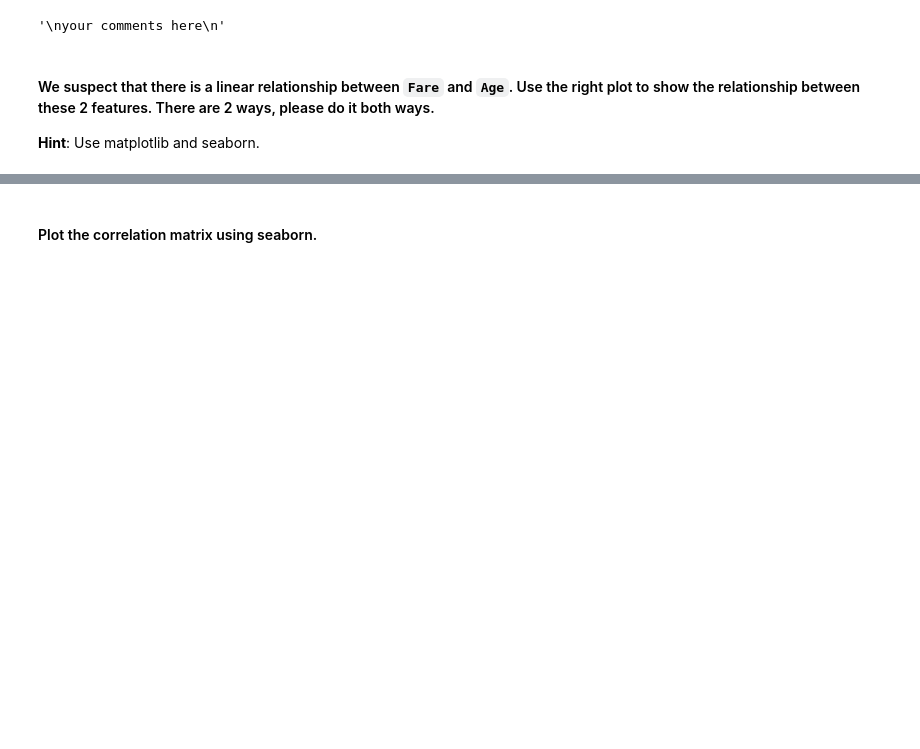
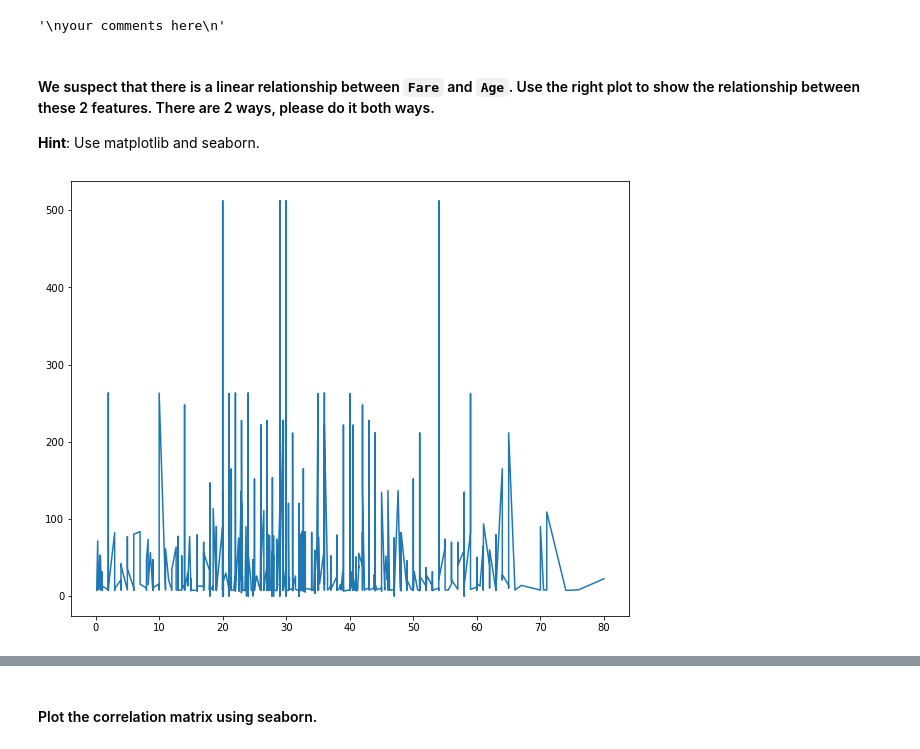
Before and after one commit to TitoGerva/dataptmad1121_labs, a Jupyter notebook: module-2/matplotlib-seaborn/your-code/[matplotlib-seaborn] Gervasio Feliciosi.ipynb, the cells around one changed output, grey strips where cells are left out. Cells and saved outputs as stored; diff of their text form; code cells hidden in the pictures; blank space fills up the shorter version.

```diff
--- a/module-2/matplotlib-seaborn/your-code/[matplotlib-seaborn] Gervasio Feliciosi.ipynb
+++ b/module-2/matplotlib-seaborn/your-code/[matplotlib-seaborn] Gervasio Feliciosi.ipynb
@@ -386,3 +388,11 @@ your comments here
+# %%
+# Method 1 - matplotlib
+# your code here
+fig, ax = plt.subplots(ncols=1, nrows=1, figsize=(10,8))
+ax.plot(titanic['Age'].sort_values(),titanic ['Fare'])
+plt.show()
+# %% [output]
+[figure, added]
 # %%
 # Method 2 - seaborn
 # your code here
```
Also changed, not shown: parts of 13 cells of this notebook.
